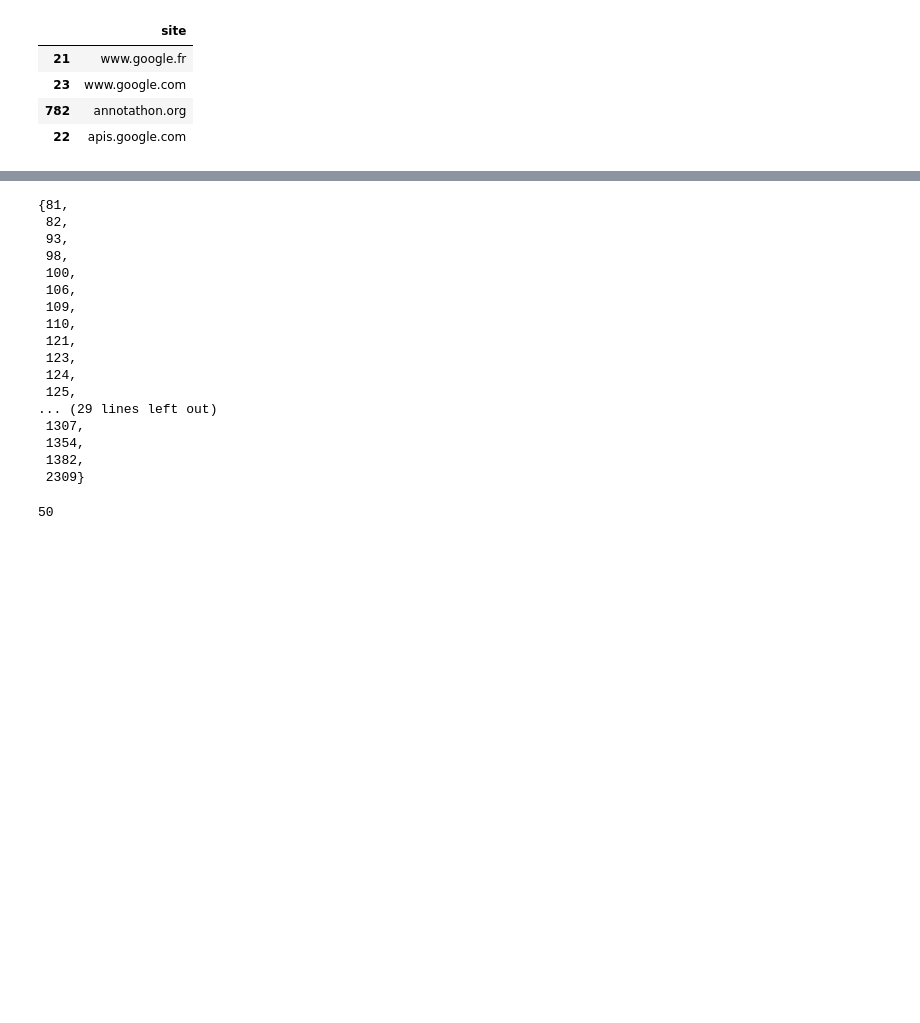
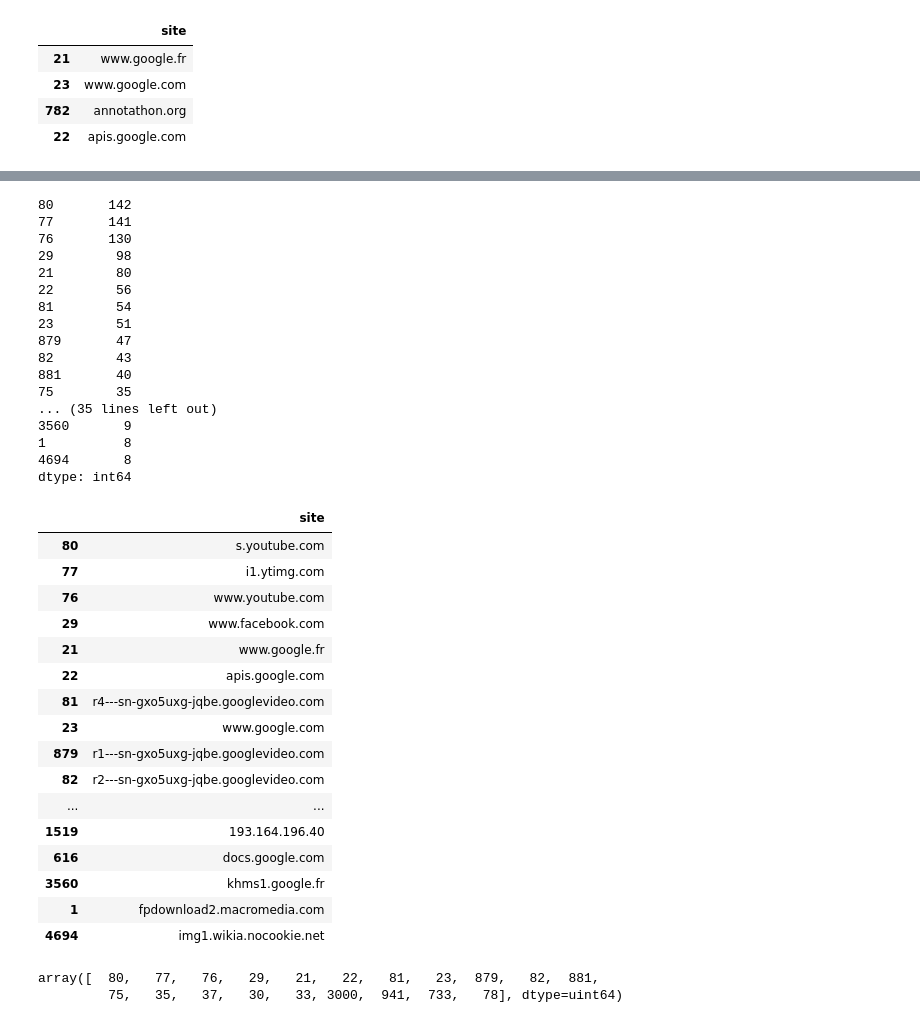
Before and after one commit to wtfleming/mlcourse.ai, a Jupyter notebook: jupyter_english/assignments_spring2019/assignment-1-part-1-submissions/data-exploration.ipynb, the cells around one changed output, grey strips where cells are left out. Saved outputs shown, nothing was run; the diff lists cells and outputs as text; code cells hidden in the pictures; blank space fills up the shorter version.

```diff
--- a/jupyter_english/assignments_spring2019/assignment-1-part-1-submissions/data-exploration.ipynb
+++ b/jupyter_english/assignments_spring2019/assignment-1-part-1-submissions/data-exploration.ipynb
@@ -185,20 +191,0 @@ sites_dict.loc[top_alice_sites.drop(0).index]
-# %%
-set(top_alice_sites)
-# %% [output]
-{81,
- 82,
- 93,
- 98,
- 100,
- 106,
- 109,
- 110,
- 121,
- 123,
- 124,
- 125,
-... (29 lines left out)
- 1307,
- 1354,
- 1382,
- 2309}
@@ -207,4 +192,47 @@ set(top_alice_sites)
-# %%
-len(top_alice_sites)
-# %% [output]
-50
+# %%
+# Top first site alice visits
+alice_first_site = train_df[train_df['target'] == 1]['site1']
+top_alice_first_site = pd.Series(alice_first_site.values.flatten()
+                           ).value_counts().sort_values(ascending=False).head(50)
+print(top_alice_first_site)
+sites_dict.loc[top_alice_first_site.index]
+# %% [output]
+80       142
+77       141
+76       130
+29        98
+21        80
+22        56
+81        54
+23        51
+879       47
+82        43
+881       40
+75        35
+... (35 lines left out)
+3560       9
+1          8
+4694       8
+dtype: int64
+|  | site |
+| 80 | s.youtube.com |
+| 77 | i1.ytimg.com |
+| 76 | www.youtube.com |
+| 29 | www.facebook.com |
+| 21 | www.google.fr |
+| 22 | apis.google.com |
+| 81 | r4---sn-gxo5uxg-jqbe.googlevideo.com |
+| 23 | www.google.com |
+| 879 | r1---sn-gxo5uxg-jqbe.googlevideo.com |
+| 82 | r2---sn-gxo5uxg-jqbe.googlevideo.com |
+| ... | ... |
+| 1519 | 193.164.196.40 |
+| 616 | docs.google.com |
+| 3560 | khms1.google.fr |
+| 1 | fpdownload2.macromedia.com |
+| 4694 | img1.wikia.nocookie.net |
+# %%
+top_alice_first_site.index.values
+# %% [output]
+array([  80,   77,   76,   29,   21,   22,   81,   23,  879,   82,  881,
+         75,   35,   37,   30,   33, 3000,  941,  733,   78], dtype=uint64)
```
Also changed, not shown: parts of 7 cells of this notebook, 8 other files.
